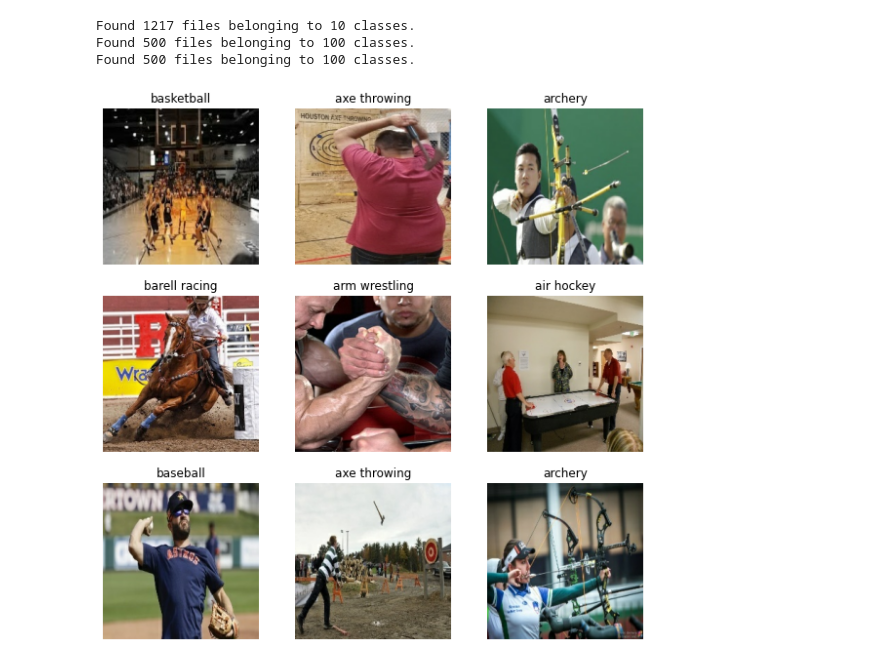
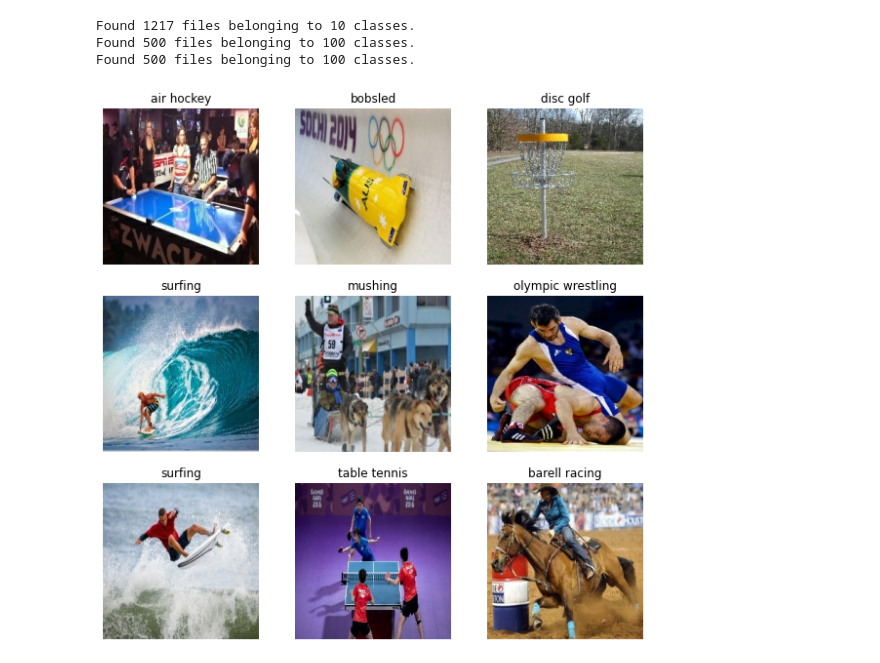
Before and after one commit to HoldenLauer/Sports_Image_Classification, a Jupyter notebook: ML_classification.ipynb, the cells around one changed output. Drawn from its saved outputs; the diff is of its cells as text; code cells hidden in the pictures.

```diff
--- a/ML_classification.ipynb
+++ b/ML_classification.ipynb
@@ -43,16 +61,16 @@ Found 500 files belonging to 100 classes.
 Found 500 files belonging to 100 classes.
 # %%
 # Show images from train
-class_names = train_ds.class_names
+class_names = val_ds.class_names
 import matplotlib.pyplot as plt
 
 plt.figure(figsize=(10, 10))
-for images, labels in train_ds.take(1):
+for images, labels in val_ds.take(1):
   for i in range(9):
     ax = plt.subplot(3, 3, i + 1)
     plt.imshow(images[i].numpy().astype("uint8"))
     plt.title(class_names[labels[i]])
     plt.axis("off")
 # %% [output]
-[figure, old version]
+[figure, new version]
 # %%
```
Also changed, not shown: parts of 9 cells of this notebook.
